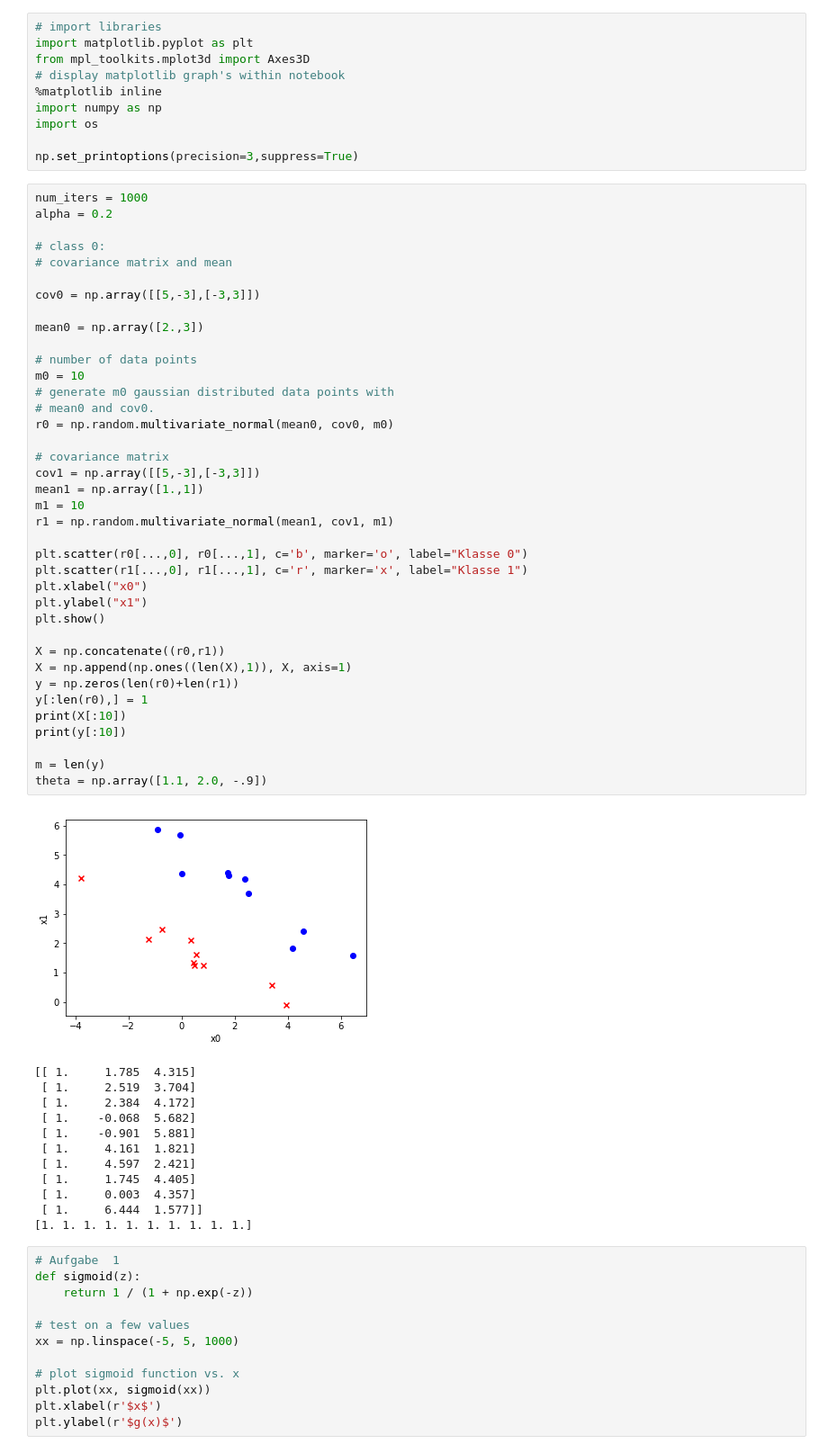
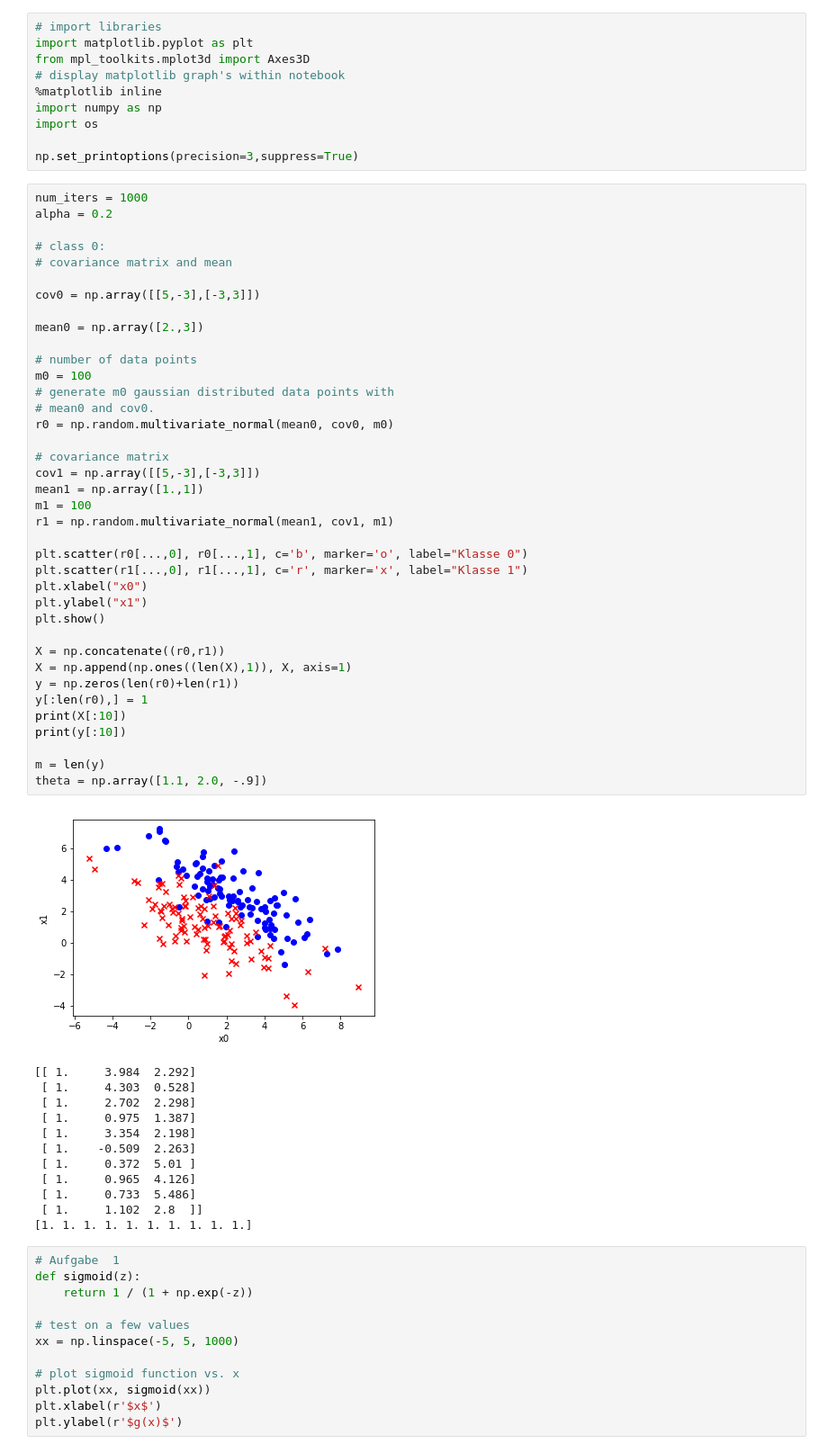
Before and after one commit to KonstantinKochetov/ML-implementations, a Jupyter notebook: Beleg3.ipynb, the cells around one changed output. Shown: that part at 90% size. Drawn from its saved outputs; the diff is of its cells as text.

```diff
--- a/Beleg3.ipynb
+++ b/Beleg3.ipynb
@@ -18,46 +18,46 @@ alpha = 0.2
 cov0 = np.array([[5,-3],[-3,3]])
 
 mean0 = np.array([2.,3])
 
 # number of data points
-m0 = 10
+m0 = 100
 # generate m0 gaussian distributed data points with
 # mean0 and cov0.
 r0 = np.random.multivariate_normal(mean0, cov0, m0)
 
 # covariance matrix
 cov1 = np.array([[5,-3],[-3,3]])
 mean1 = np.array([1.,1])
-m1 = 10
+m1 = 100
 r1 = np.random.multivariate_normal(mean1, cov1, m1)
 
 plt.scatter(r0[...,0], r0[...,1], c='b', marker='o', label="Klasse 0")
 plt.scatter(r1[...,0], r1[...,1], c='r', marker='x', label="Klasse 1")
 plt.xlabel("x0")
 plt.ylabel("x1")
 plt.show()
 
 X = np.concatenate((r0,r1))
 X = np.append(np.ones((len(X),1)), X, axis=1)
 y = np.zeros(len(r0)+len(r1))
 y[:len(r0),] = 1
 print(X[:10])
 print(y[:10])
 
 m = len(y)
 theta = np.array([1.1, 2.0, -.9])
 # %% [output]
-[figure, old version]
+[figure, new version]
-[[ 1.     1.785  4.315]
- [ 1.     2.519  3.704]
- [ 1.     2.384  4.172]
- [ 1.    -0.068  5.682]
- [ 1.    -0.901  5.881]
- [ 1.     4.161  1.821]
- [ 1.     4.597  2.421]
- [ 1.     1.745  4.405]
- [ 1.     0.003  4.357]
- [ 1.     6.444  1.577]]
+[[ 1.     3.984  2.292]
+ [ 1.     4.303  0.528]
+ [ 1.     2.702  2.298]
+ [ 1.     0.975  1.387]
+ [ 1.     3.354  2.198]
+ [ 1.    -0.509  2.263]
+ [ 1.     0.372  5.01 ]
+ [ 1.     0.965  4.126]
+ [ 1.     0.733  5.486]
+ [ 1.     1.102  2.8  ]]
 [1. 1. 1. 1. 1. 1. 1. 1. 1. 1.]
 # %%
 # Aufgabe  1
```
Also changed, not shown: parts of 19 cells of this notebook, 1 other file.
